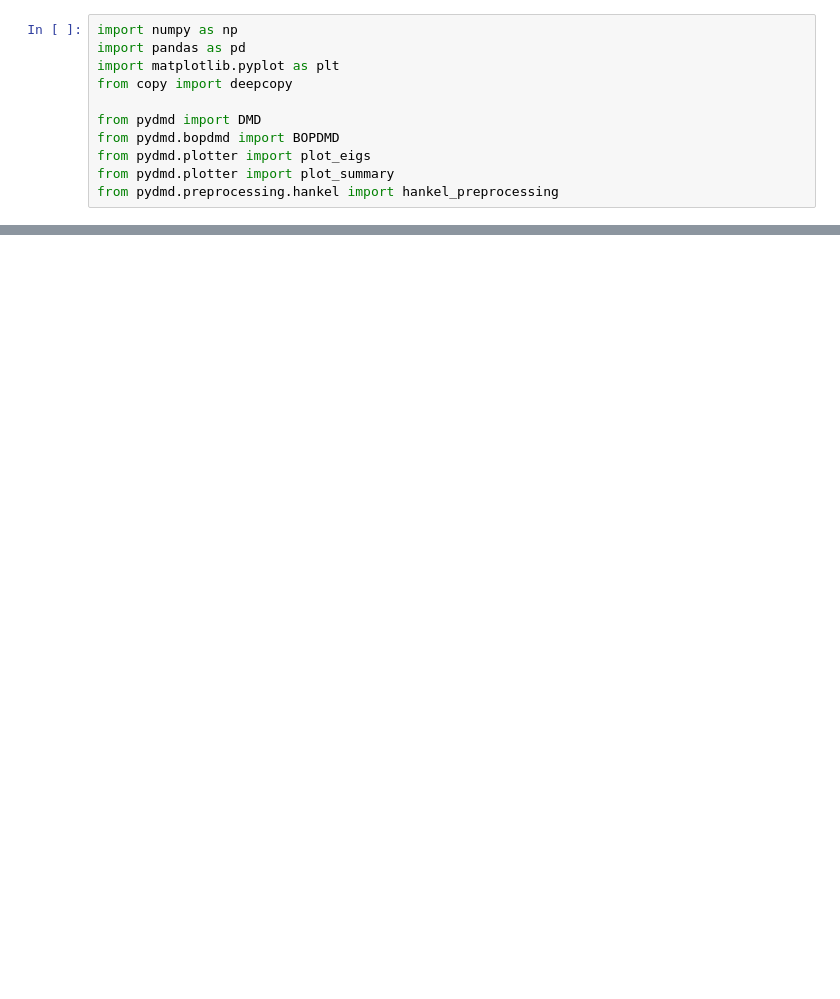
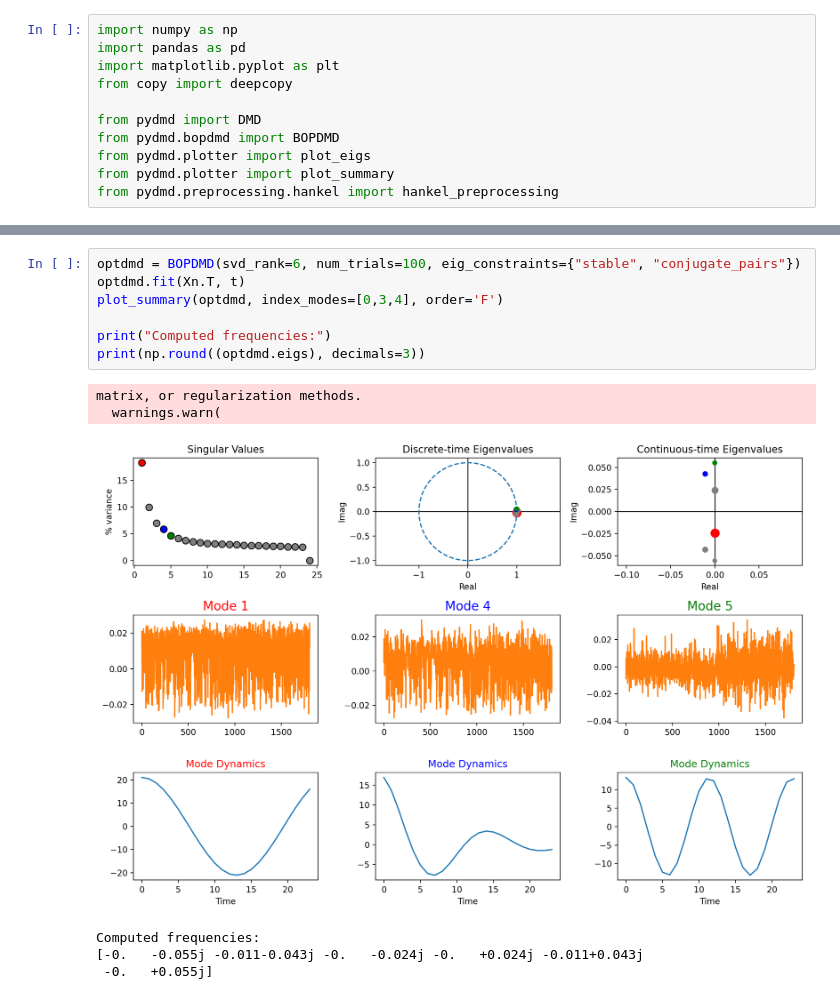
Before and after one commit to fmenol/transcriptome-dynamics-dmd-observability, a Jupyter notebook: bopdmd_analysis.ipynb, the cells around one changed output, grey strips where cells are left out. Cells and saved outputs as stored; diff of their text form; blank space fills up the shorter version.

```diff
--- a/bopdmd_analysis.ipynb
+++ b/bopdmd_analysis.ipynb
@@ -42,0 +60,14 @@ Mean:  1.850371707708594e-17  Std:  1.0
+# %%
+optdmd = BOPDMD(svd_rank=6, num_trials=100, eig_constraints={"stable", "conjugate_pairs"})
+optdmd.fit(Xn.T, t)
+plot_summary(optdmd, index_modes=[0,3,4], order='F')
+
+print("Computed frequencies:")
+print(np.round((optdmd.eigs), decimals=3))
+# %% [output]
+matrix, or regularization methods.
+  warnings.warn(
+[figure, added]
+Computed frequencies:
+[-0.   -0.055j -0.011-0.043j -0.   -0.024j -0.   +0.024j -0.011+0.043j
+ -0.   +0.055j]
```
Also changed, not shown: parts of 16 cells of this notebook, 2 other files.
